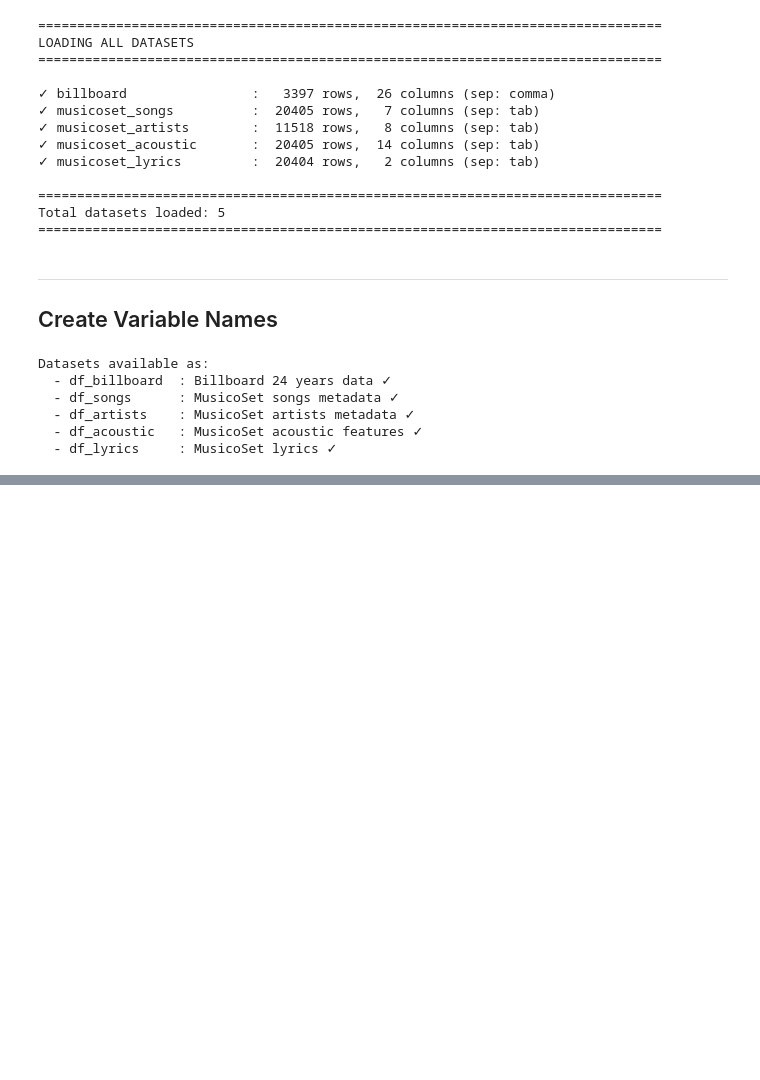
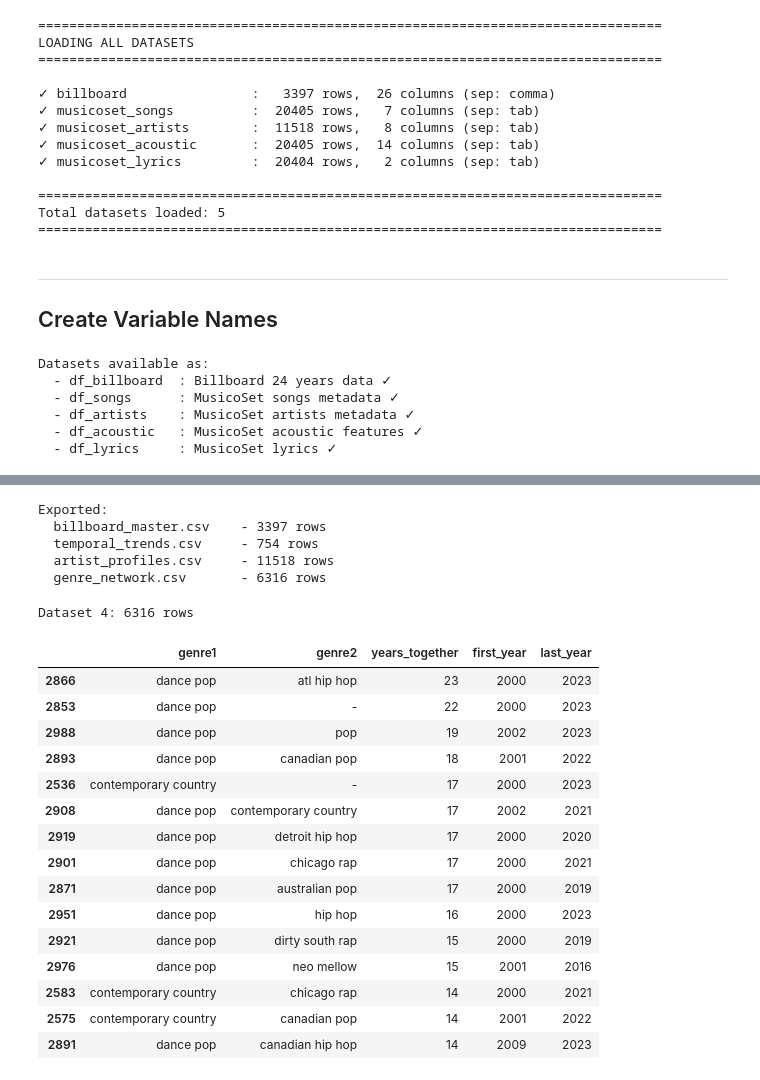
Before and after one commit to klorine28/datasci-vis, a Jupyter notebook: wrangling and transformation/data_wrangling_sql.ipynb, the cells around one changed output, grey strips where cells are left out. Cells and saved outputs as stored; diff of their text form; code cells hidden in the pictures; blank space fills up the shorter version.

```diff
--- a/wrangling and transformation/data_wrangling_sql.ipynb
+++ b/wrangling and transformation/data_wrangling_sql.ipynb
@@ -291,0 +704,54 @@ musicoset_lyrics         :  20404 rows ×   2 columns (sep: tab)
+# %%
+df_master.to_csv('../data/billboard_master.csv', index=False)
+df_trends.to_csv('../data/temporal_trends.csv', index=False)
+df_artists.to_csv('../data/artist_profiles.csv', index=False)
+df_network.to_csv('../data/genre_network.csv', index=False)
+
+print("Exported:")
+print(f"  billboard_master.csv    - {len(df_master)} rows")
+print(f"  temporal_trends.csv     - {len(df_trends)} rows")
+print(f"  artist_profiles.csv     - {len(df_artists)} rows")
+print(f"  genre_network.csv       - {len(df_network)} rows")
+# %% [output]
+Exported:
+  billboard_master.csv    - 3397 rows
+  temporal_trends.csv     - 754 rows
+  artist_profiles.csv     - 11518 rows
+  genre_network.csv       - 6316 rows
+# %%
+# Dataset 4: genre_network
+# Genre co-occurrence by year
+
+pairs = []
+for year in df_master['year'].unique():
+    genres = df_master[(df_master['year'] == year) & (df_master['main_genre'].notna())]['main_genre'].unique()
+    for i, g1 in enumerate(genres):
+        for g2 in genres[i+1:]:
+            pairs.append({'year': year, 'genre1': g1, 'genre2': g2})
+
+df_network = pd.DataFrame(pairs).groupby(['genre1', 'genre2']).agg({
+    'year': ['count', 'min', 'max']
+}).reset_index()
+
+df_network.columns = ['genre1', 'genre2', 'years_together', 'first_year', 'last_year']
+
+print(f"Dataset 4: {len(df_network)} rows")
+df_network.sort_values('years_together', ascending=False).head(15)
+# %% [output]
+Dataset 4: 6316 rows
+|  | genre1 | genre2 | years_together | first_year | last_year |
+| 2866 | dance pop | atl hip hop | 23 | 2000 | 2023 |
+| 2853 | dance pop | - | 22 | 2000 | 2023 |
+| 2988 | dance pop | pop | 19 | 2002 | 2023 |
+| 2893 | dance pop | canadian pop | 18 | 2001 | 2022 |
+| 2536 | contemporary country | - | 17 | 2000 | 2023 |
+| 2908 | dance pop | contemporary country | 17 | 2002 | 2021 |
+| 2919 | dance pop | detroit hip hop | 17 | 2000 | 2020 |
+| 2901 | dance pop | chicago rap | 17 | 2000 | 2021 |
+| 2871 | dance pop | australian pop | 17 | 2000 | 2019 |
+| 2951 | dance pop | hip hop | 16 | 2000 | 2023 |
+| 2921 | dance pop | dirty south rap | 15 | 2000 | 2019 |
+| 2976 | dance pop | neo mellow | 15 | 2001 | 2016 |
+| 2583 | contemporary country | chicago rap | 14 | 2000 | 2021 |
+| 2575 | contemporary country | canadian pop | 14 | 2001 | 2022 |
+| 2891 | dance pop | canadian hip hop | 14 | 2009 | 2023 |
```
Also changed, not shown: parts of 30 cells of this notebook, 8 other files.
